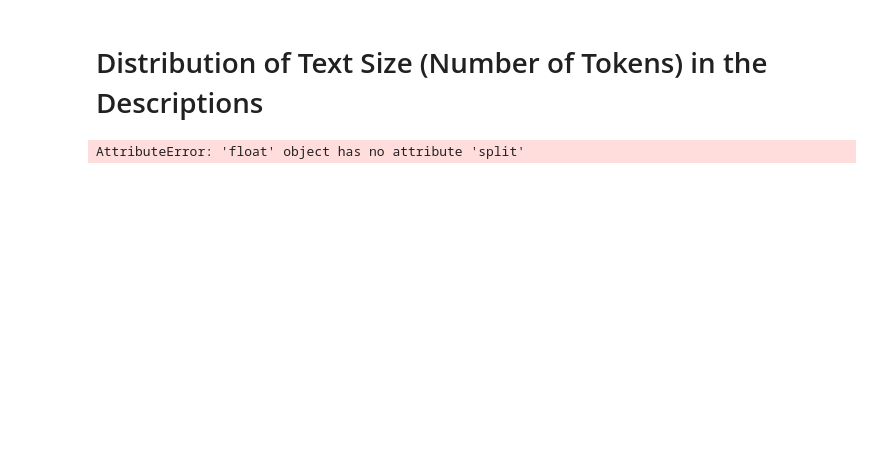
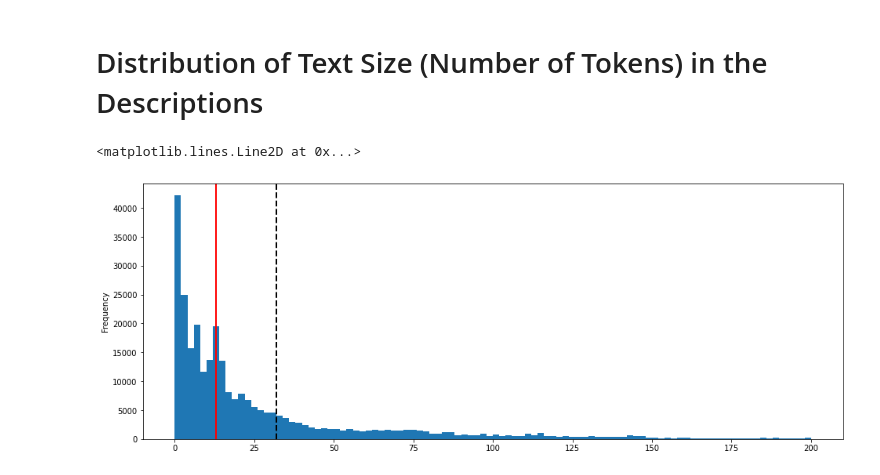
Before and after one commit to WisConT/oecd_financial_flows, a Jupyter notebook: notebooks/4.0-pb-ExploratoryDataAnalysisTestColumn.ipynb, the cells around one changed output. Saved outputs shown, nothing was run; the diff lists cells and outputs as text; code cells hidden in the pictures; blank space fills up the shorter version.

```diff
--- a/notebooks/4.0-pb-ExploratoryDataAnalysisTestColumn.ipynb
+++ b/notebooks/4.0-pb-ExploratoryDataAnalysisTestColumn.ipynb
@@ -104,6 +119,18 @@ df1 = df.replace(np.nan, '', regex=True)
 # %% [markdown]
 # Distribution of Text Size (Number of Tokens) in the Descriptions
+# %%
+df['LongDescription'] = df['LongDescription'].replace(np.nan, 'EMPTY_DESC')
+df['ShortDescription'] = df['ShortDescription'].replace(np.nan, 'EMPTY_DESC')
 # %%
 df['LongDescriptionArray'] = df['LongDescription'].apply(lambda x: x.split())
+df['ShortDescriptionArray'] = df['ShortDescription'].apply(lambda x: x.split())
-# %% [output]
-AttributeError: 'float' object has no attribute 'split'
+# %%
+df['LongDescriptionNumber'] = df['LongDescriptionArray'].apply(lambda x: len(x))
+df['ShortDescriptionNumber'] = df['ShortDescriptionArray'].apply(lambda x: len(x))
+# %%
+df['LongDescriptionNumber'].plot.hist(bins=100, figsize=(16, 6), range=(0, 200))
+plt.axvline(df['LongDescriptionNumber'].mean(), color='k', linestyle='dashed', linewidth=2)
+plt.axvline(df['LongDescriptionNumber'].median(), color='r', linestyle='solid', linewidth=2)
+# %% [output]
+<matplotlib.lines.Line2D at 0x...>
+[figure, added]
```
Also changed, not shown: parts of 4 cells of this notebook, 8 other files.
